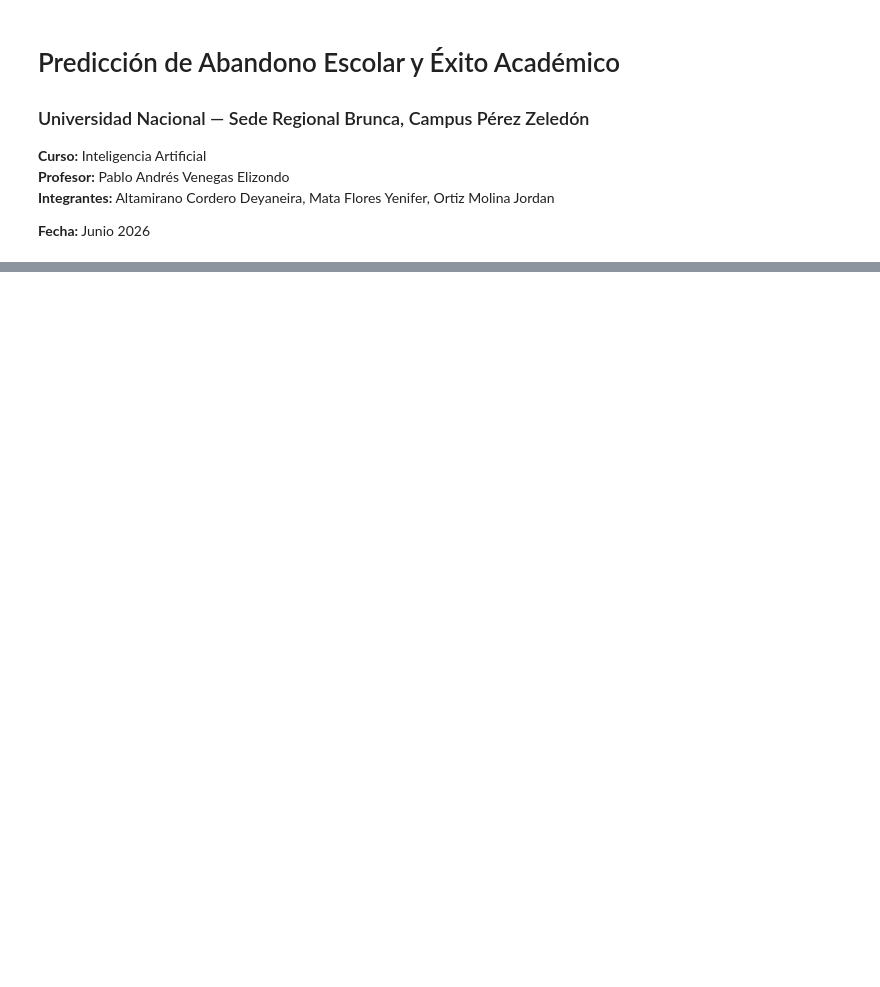
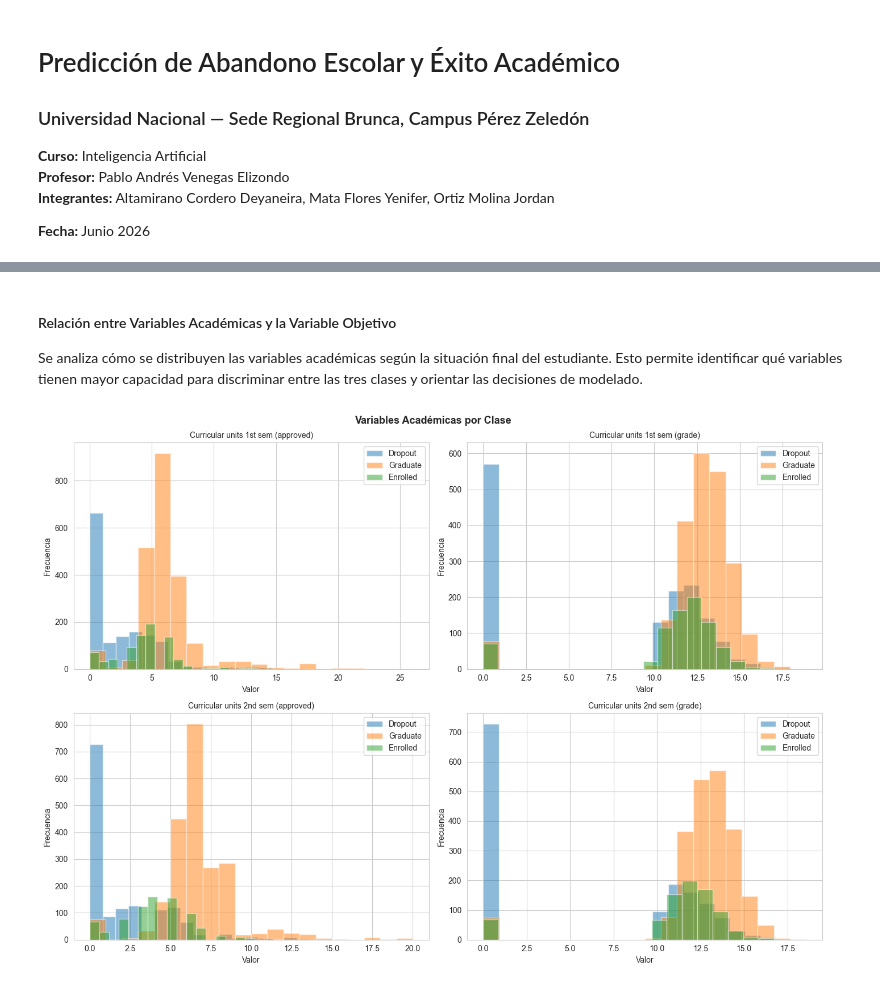
Before and after one commit to JordanOrtizMolina/StudentPerfomancePrediction, a Jupyter notebook: notebook/project.ipynb, the cells around one changed output, grey strips where cells are left out. Saved outputs shown, nothing was run; the diff lists cells and outputs as text; code cells hidden in the pictures; blank space fills up the shorter version.

```diff
--- a/notebook/project.ipynb
+++ b/notebook/project.ipynb
@@ -132,0 +382,33 @@ tres clases independientemente de su frecuencia.ara.
+# %% [markdown]
+#### Relación entre Variables Académicas y la Variable Objetivo
+
+Se analiza cómo se distribuyen las variables académicas según la
+situación final del estudiante. Esto permite identificar qué variables
+tienen mayor capacidad para discriminar entre las tres clases y
+orientar las decisiones de modelado.
+# %%
+academicas_target = [
+    'Curricular units 1st sem (approved)',
+    'Curricular units 1st sem (grade)',
+    'Curricular units 2nd sem (approved)',
+    'Curricular units 2nd sem (grade)'
+]
+
+fig, axes = plt.subplots(2, 2, figsize=(14, 10))
+axes = axes.flatten()
+
+for i, col in enumerate(academicas_target):
+    for target in df['Target'].unique():
+        subset = df[df['Target'] == target][col]
+        axes[i].hist(subset, bins=20, alpha=0.5, label=target)
+    axes[i].set_title(col, fontsize=10)
+    axes[i].set_xlabel('Valor')
+    axes[i].set_ylabel('Frecuencia')
+    axes[i].legend()
+
+plt.suptitle('Variables Académicas por Clase',
+             fontsize=13, fontweight='bold')
+plt.tight_layout()
+plt.show()
+# %% [output]
+[figure, added]
```
Also changed, not shown: parts of 15 cells of this notebook.
